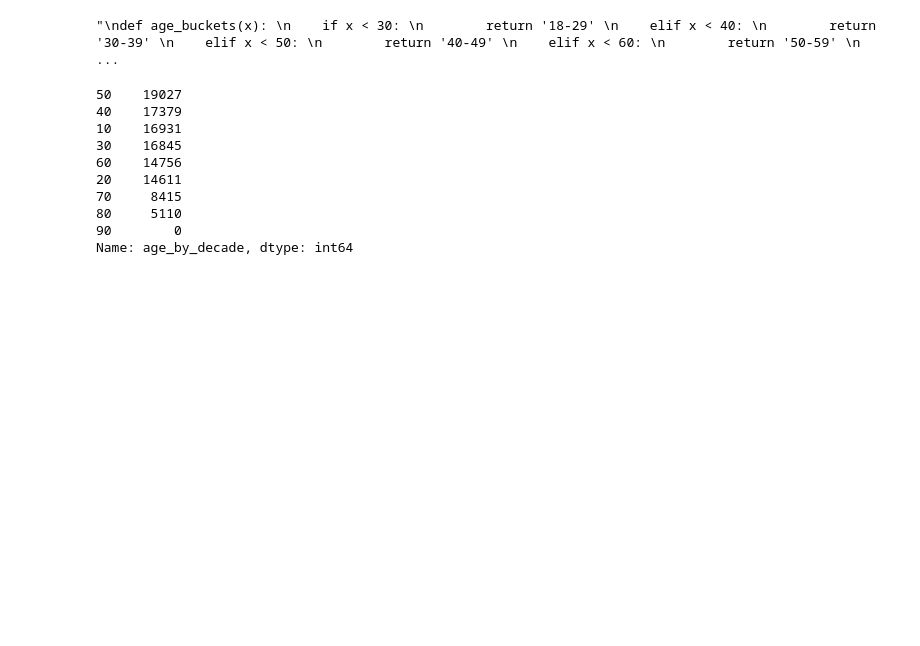
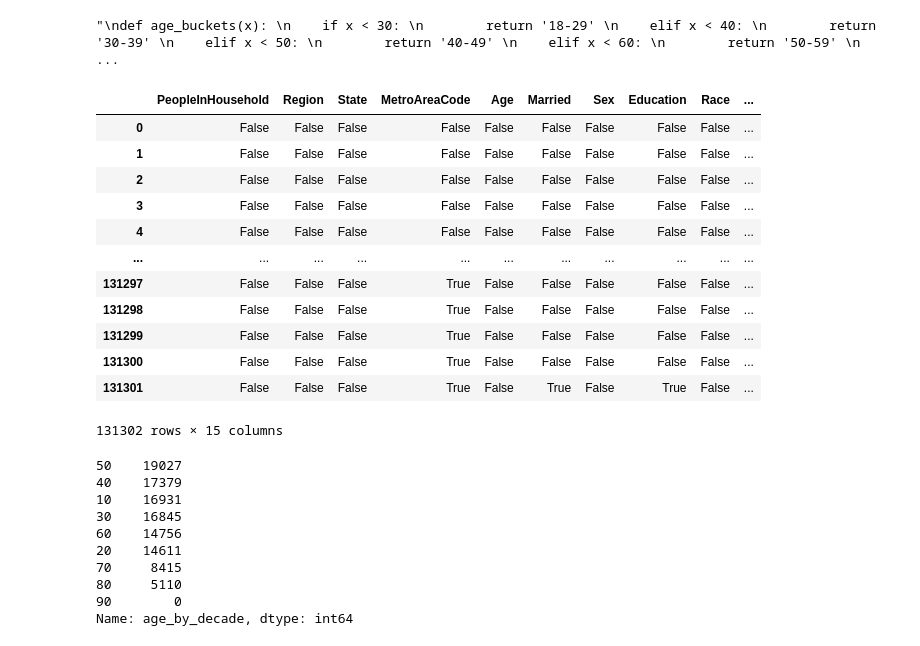
Before and after one commit to khuf/INFO381, a Jupyter notebook: notebooks/preprocessing_feature_extraction_nr2.ipynb, the cells around one changed output. Cells and saved outputs as stored; diff of their text form; code cells hidden in the pictures; blank space fills up the shorter version.

```diff
--- a/notebooks/preprocessing_feature_extraction_nr2.ipynb
+++ b/notebooks/preprocessing_feature_extraction_nr2.ipynb
@@ -64,6 +64,22 @@ cps['age_by_decade'] = cps.Age.apply(age_buckets)
 '''
 # %% [output]
 "\ndef age_buckets(x): \n    if x < 30: \n        return '18-29' \n    elif x < 40: \n        return '30-39' \n    elif x < 50: \n        return '40-49' \n    elif x < 60: \n        return '50-59' \n  ...
+# %%
+cps.isna()
+# %% [output]
+|  | PeopleInHousehold | Region | State | MetroAreaCode | Age | Married | Sex | Education | Race | ... |
+| 0 | False | False | False | False | False | False | False | False | False | ... |
+| 1 | False | False | False | False | False | False | False | False | False | ... |
+| 2 | False | False | False | False | False | False | False | False | False | ... |
+| 3 | False | False | False | False | False | False | False | False | False | ... |
+| 4 | False | False | False | False | False | False | False | False | False | ... |
+| ... | ... | ... | ... | ... | ... | ... | ... | ... | ... | ... |
+| 131297 | False | False | False | True | False | False | False | False | False | ... |
+| 131298 | False | False | False | True | False | False | False | False | False | ... |
+| 131299 | False | False | False | True | False | False | False | False | False | ... |
+| 131300 | False | False | False | True | False | False | False | False | False | ... |
+| 131301 | False | False | False | True | False | True | False | True | False | ... |
+131302 rows × 15 columns
 # %%
 cps.age_by_decade.value_counts()
 # %% [output]
```
Also changed, not shown: parts of 6 cells of this notebook.
